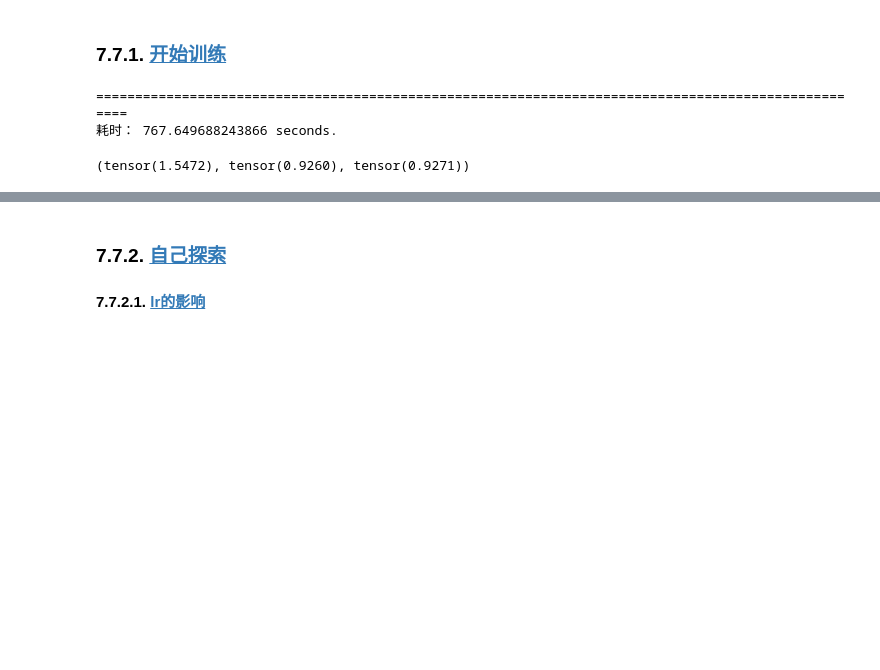
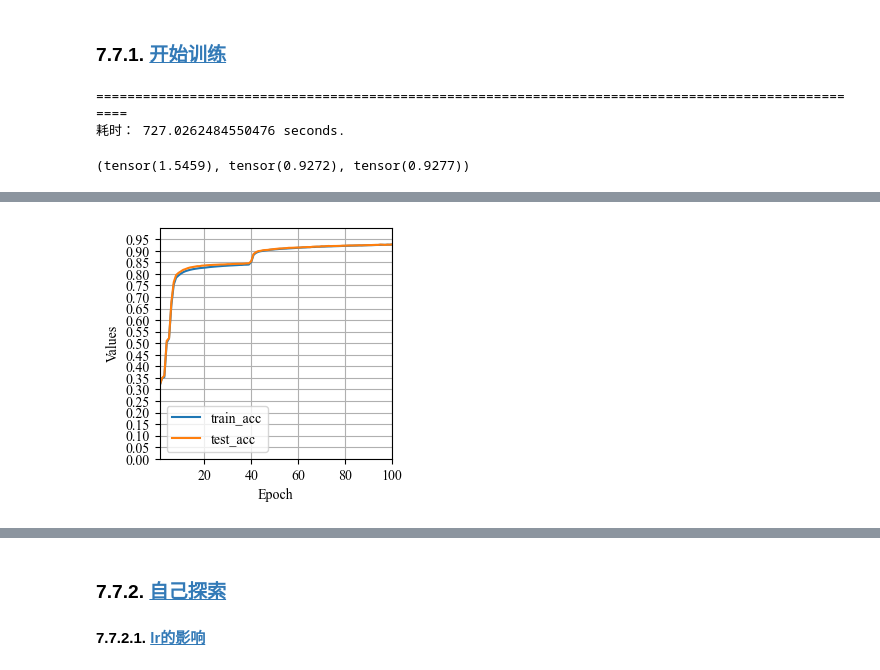
Before and after one commit to zhaoy2020/OnlineLibrary, a Jupyter notebook: 004-ML&DL/002-Deep Learning/000 《深度学习框架-Pytorch-Tensorflow-Jax》/Learn-Pytorch.ipynb, the cells around one changed output, grey strips where cells are left out. Saved outputs shown, nothing was run; the diff lists cells and outputs as text; code cells hidden in the pictures; blank space fills up the shorter version.

```diff
--- a/004-ML&DL/002-Deep Learning/000 《深度学习框架-Pytorch-Tensorflow-Jax》/Learn-Pytorch.ipynb
+++ b/004-ML&DL/002-Deep Learning/000 《深度学习框架-Pytorch-Tensorflow-Jax》/Learn-Pytorch.ipynb
@@ -1906,11 +1944,13 @@ import torch.nn as nn
 
 class Net(nn.Module):
     def __init__(self):
+        '''定义每个块或层'''
         super().__init__()
         self.hidden = nn.Linear(20, 256)
         self.out = nn.Linear(256, 10)
 
     def forward(self, X):
+        '''正向传播'''
         return self.out(F.relu(self.hidden(X)))
 
 net = Net()
@@ -2132,7 +2222,11 @@ tensor([[1.6593, 0.0000, 0.0000],
         [0.3197, 1.0129, 0.0000]])
 # %%
 # 我们还可以使用自定义层构建模型，就像使用内置的全连接层一样使用自定义层。
-net = nn.Sequential(MyLinear(64, 8), MyLinear(8, 1))
+net = nn.Sequential(
+    MyLinear(64, 8),
+    MyLinear(8, 1)
+    )
+
 net(torch.rand(2, 64))
 # %% [output]
 tensor([[0.],
@@ -2248,9 +2350,14 @@ train_iter = data.DataLoader(dataset=train_dataset,
 class Net(nn.Module):
     def __init__(self):
         super().__init__()
-        self.network = nn.Sequential(nn.Flatten(),
-                                     nn.Linear(28*28, 256), nn.ReLU(),
-                                     nn.Linear(256, 10), nn.Softmax())
+        self.network = nn.Sequential(
+            nn.Flatten(),
+            nn.Linear(28*28, 256),
+            nn.ReLU(),
+            nn.Linear(256, 10),
+            nn.Softmax()
+            )
+
     def forward(self, X):
         return self.network(X)
 # %%
@@ -2368,17 +2510,20 @@ net = Net()
 loss_fn = nn.CrossEntropyLoss()
 opt = torch.optim.SGD(params=net.parameters(), lr=0.01)
 
-train_steps(epochs=100,
-            train_dataset=train_dataset,
-            train_iter=train_iter,
-            test_dataset=test_dataset,
-            net=net,
-            loss_fn=loss_fn,
-            opt=opt,
-            device=device,
-            train_figure=True
-            )
+train_steps(
+    epochs=100,
+    train_dataset=train_dataset,
+    train_iter=train_iter,
+    test_dataset=test_dataset,
+    net=net,
+    loss_fn=loss_fn,
+    opt=opt,
+    device=device,
+    train_figure=True,
+    resume = False,
+    PATH = './Pytorch_params/weights'
+)
 # %% [output]
 ====================================================================================================
-耗时： 767.649688243866 seconds.
+耗时： 727.0262484550476 seconds.
-(tensor(1.5472), tensor(0.9260), tensor(0.9271))
+(tensor(1.5459), tensor(0.9272), tensor(0.9277))
@@ -2385,0 +2530 @@ train_steps(epochs=100,
+[figure, added]
```
Also changed, not shown: parts of 65 cells of this notebook, 10 other files.
